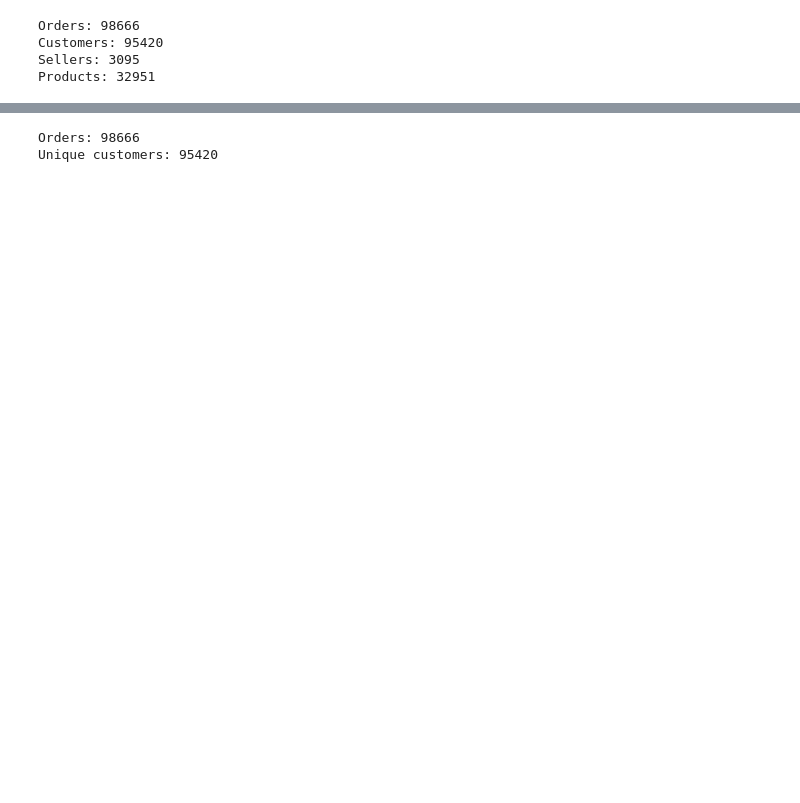
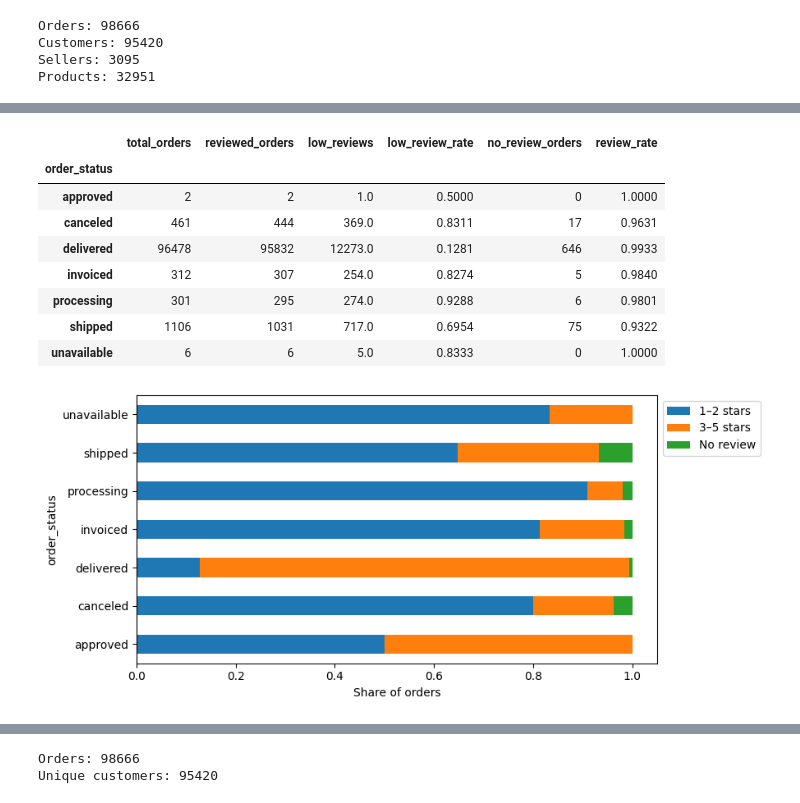
Before and after one commit to asherdata1/supply-chain-decision-support, a Jupyter notebook: 02_notebooks/asher_eda.ipynb, the cells around one changed output, grey strips where cells are left out. Drawn from its saved outputs; the diff is of its cells as text; code cells hidden in the pictures; blank space fills up the shorter version.

```diff
--- a/02_notebooks/asher_eda.ipynb
+++ b/02_notebooks/asher_eda.ipynb
@@ -105,0 +29,40 @@ Freq: MS, dtype: int64
+# %%
+order_info = olist_df.drop_duplicates("order_id").copy()
+order_info["reviewed"] = order_info["last_review_score"].notna()
+order_info["low_review"] = np.where(
+    order_info["reviewed"], order_info["last_review_score"].le(2), np.nan
+)
+status_coverage = order_info.groupby("order_status").agg(
+    total_orders=("order_id", "size"),
+    reviewed_orders=("reviewed", "sum"),
+    low_reviews=("low_review", "sum"),
+    low_review_rate=("low_review", "mean"),
+)
+status_coverage["no_review_orders"] = (
+    status_coverage["total_orders"] - status_coverage["reviewed_orders"]
+)
+status_coverage["review_rate"] = (
+    status_coverage["reviewed_orders"] / status_coverage["total_orders"]
+)
+display(status_coverage.round(4))
+shares = pd.DataFrame(
+    {"1–2 stars": status_coverage["low_reviews"],
+     "3–5 stars": status_coverage["reviewed_orders"] - status_coverage["low_reviews"],
+     "No review": status_coverage["no_review_orders"]}
+).div(status_coverage["total_orders"], axis=0)
+shares.plot.barh(stacked=True, figsize=(9, 4))
+plt.xlabel("Share of orders")
+plt.legend(loc="upper left", bbox_to_anchor=(1, 1))
+plt.tight_layout()
+plt.show()
+# %% [output]
+|  | total_orders | reviewed_orders | low_reviews | low_review_rate | no_review_orders | review_rate |
+| order_status |  |  |  |  |  |  |
+| approved | 2 | 2 | 1.0 | 0.5000 | 0 | 1.0000 |
+| canceled | 461 | 444 | 369.0 | 0.8311 | 17 | 0.9631 |
+| delivered | 96478 | 95832 | 12273.0 | 0.1281 | 646 | 0.9933 |
+| invoiced | 312 | 307 | 254.0 | 0.8274 | 5 | 0.9840 |
+| processing | 301 | 295 | 274.0 | 0.9288 | 6 | 0.9801 |
+| shipped | 1106 | 1031 | 717.0 | 0.6954 | 75 | 0.9322 |
+| unavailable | 6 | 6 | 5.0 | 0.8333 | 0 | 1.0000 |
+[figure, added]
```
Also changed, not shown: parts of 37 cells of this notebook, 3 other files.
